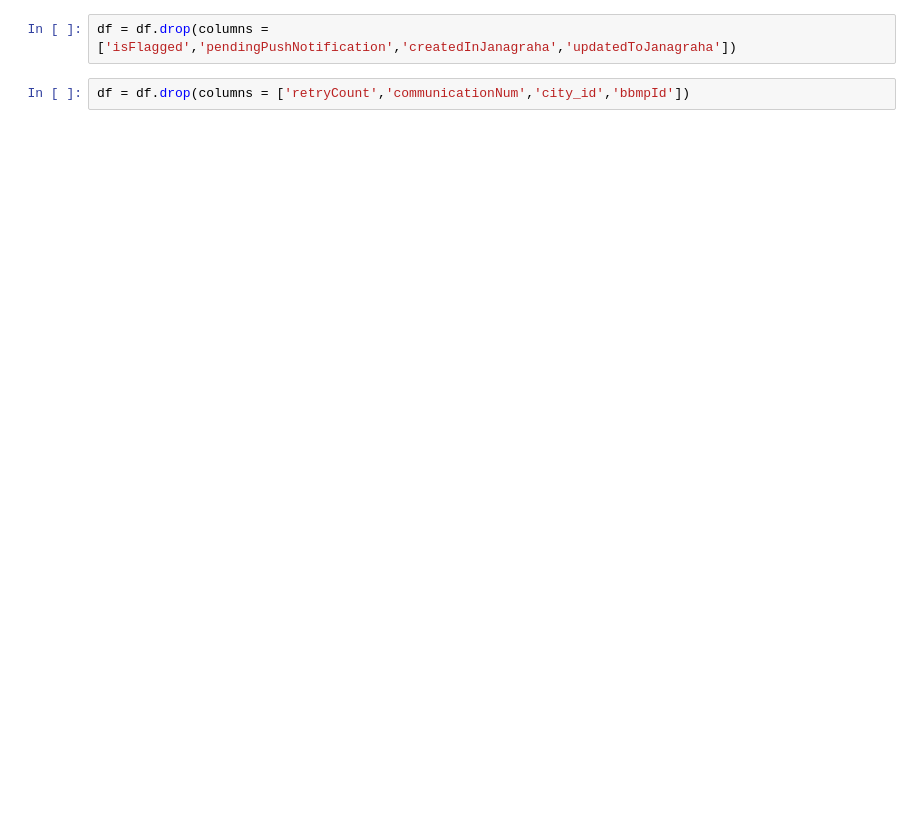
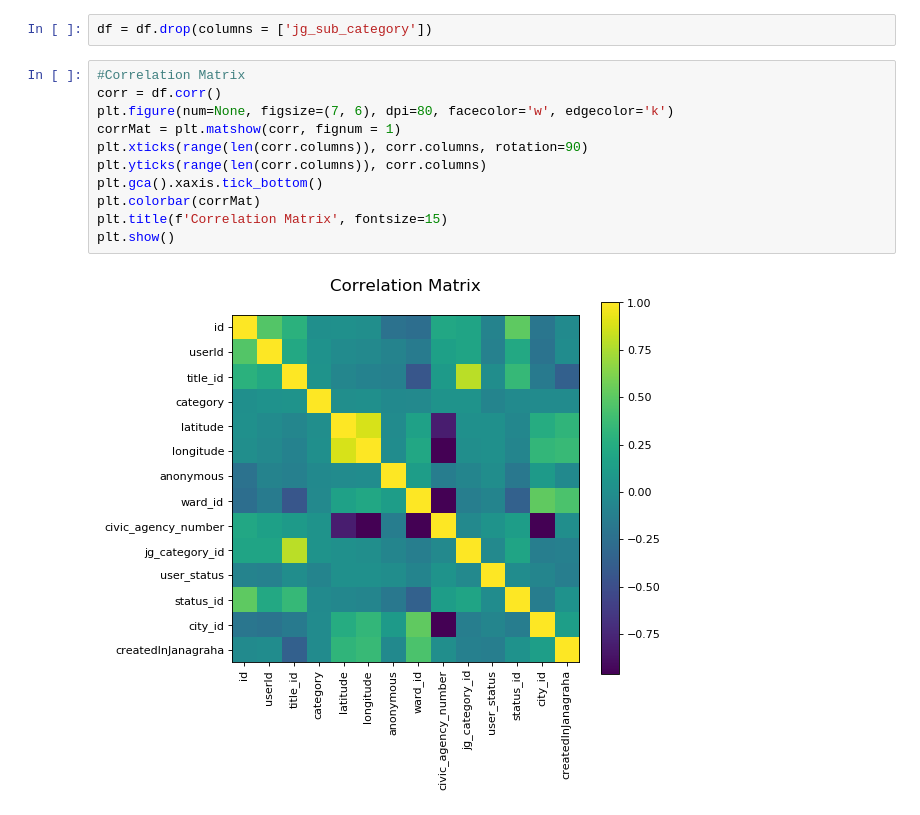
Before and after one commit to ShriyaShankar/Ward-Index, a Jupyter notebook: test.ipynb, the cells around one changed output. Cells and saved outputs as stored; diff of their text form; blank space fills up the shorter version.

```diff
--- a/test.ipynb
+++ b/test.ipynb
@@ -26,4 +65,15 @@ df.head(10)
 # %%
-df = df.drop(columns = ['isFlagged','pendingPushNotification','createdInJanagraha','updatedToJanagraha'])
+df = df.drop(columns = ['jg_sub_category'])
-# %%
-df = df.drop(columns = ['retryCount','communicationNum','city_id','bbmpId'])
+# %%
+#Correlation Matrix
+corr = df.corr()
+plt.figure(num=None, figsize=(7, 6), dpi=80, facecolor='w', edgecolor='k')
+corrMat = plt.matshow(corr, fignum = 1)
+plt.xticks(range(len(corr.columns)), corr.columns, rotation=90)
+plt.yticks(range(len(corr.columns)), corr.columns)
+plt.gca().xaxis.tick_bottom()
+plt.colorbar(corrMat)
+plt.title(f'Correlation Matrix', fontsize=15)
+plt.show()
+# %% [output]
+[figure, added]
```
Also changed, not shown: parts of 9 cells of this notebook, 1 other file.
